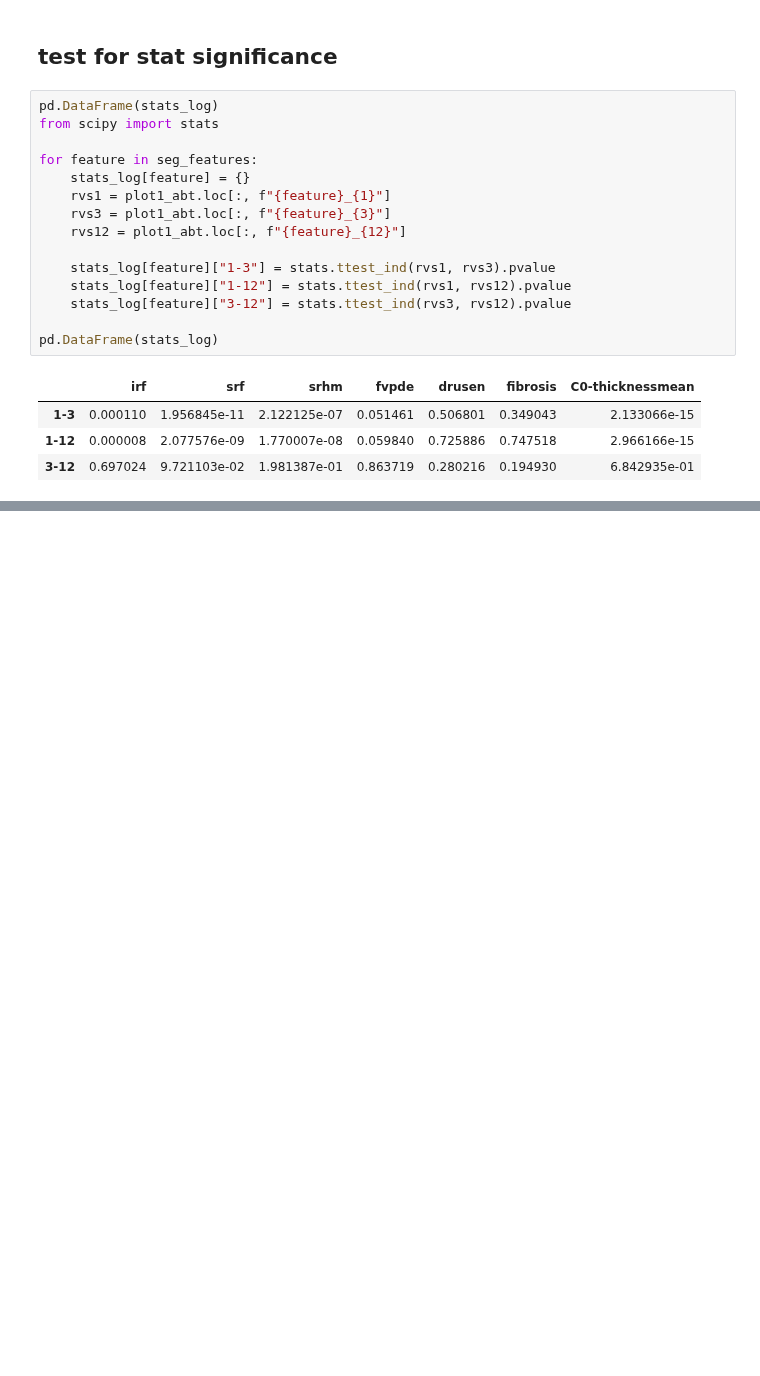
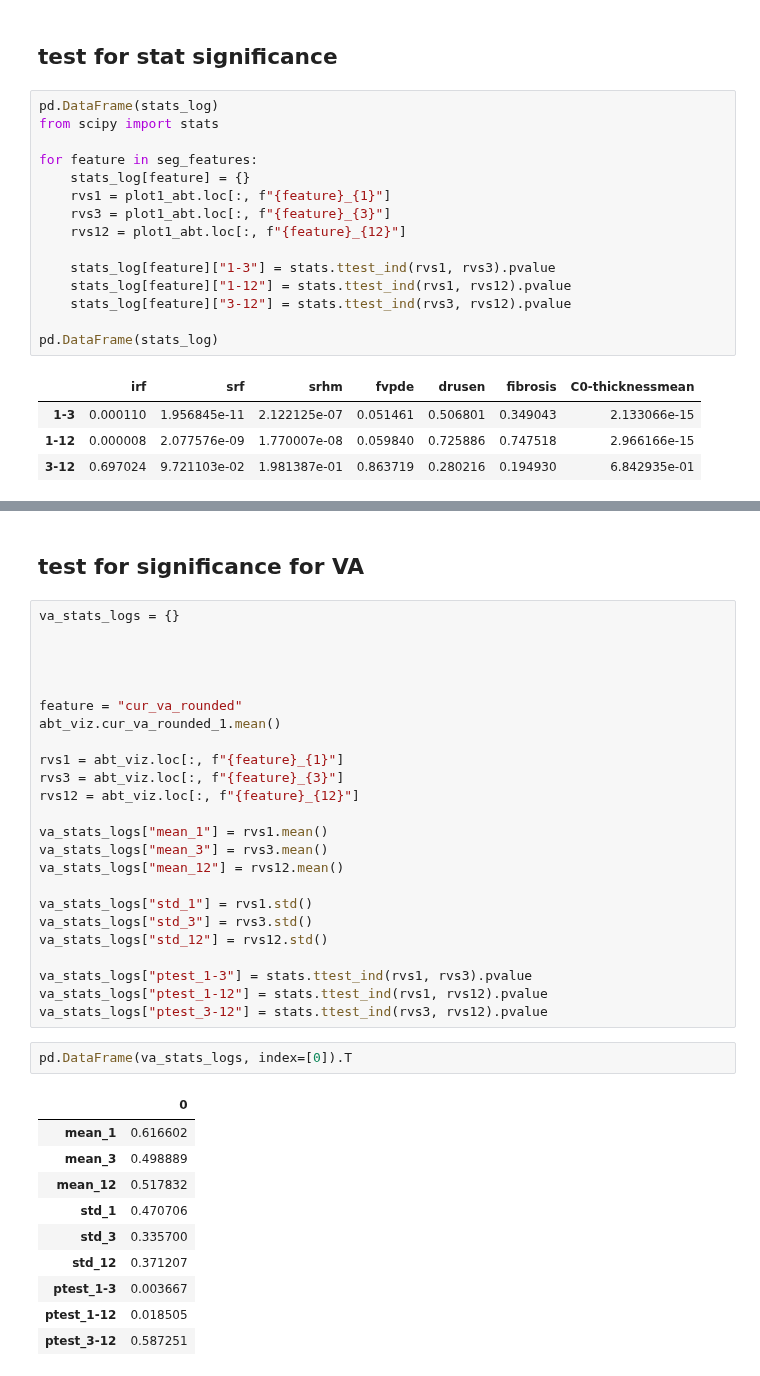
Before and after one commit to theislab/LODE, a Jupyter notebook: feature_statistics/notebooks/07_feature_time_series_visualization.ipynb, the cells around one changed output, grey strips where cells are left out. Saved outputs shown, nothing was run; the diff lists cells and outputs as text; blank space fills up the shorter version.

```diff
--- a/feature_statistics/notebooks/07_feature_time_series_visualization.ipynb
+++ b/feature_statistics/notebooks/07_feature_time_series_visualization.ipynb
@@ -853,0 +495,39 @@ Text(0.5, 1.0, 'distribution of thicknessmean among eyes with increased, decreas
+# %% [markdown]
+## test for significance for VA
+# %%
+va_stats_logs = {}
+
+
+
+
+feature = "cur_va_rounded"
+abt_viz.cur_va_rounded_1.mean()
+
+rvs1 = abt_viz.loc[:, f"{feature}_{1}"]
+rvs3 = abt_viz.loc[:, f"{feature}_{3}"]
+rvs12 = abt_viz.loc[:, f"{feature}_{12}"]
+
+va_stats_logs["mean_1"] = rvs1.mean()
+va_stats_logs["mean_3"] = rvs3.mean()
+va_stats_logs["mean_12"] = rvs12.mean()
+
+va_stats_logs["std_1"] = rvs1.std()
+va_stats_logs["std_3"] = rvs3.std()
+va_stats_logs["std_12"] = rvs12.std()
+
+va_stats_logs["ptest_1-3"] = stats.ttest_ind(rvs1, rvs3).pvalue
+va_stats_logs["ptest_1-12"] = stats.ttest_ind(rvs1, rvs12).pvalue
+va_stats_logs["ptest_3-12"] = stats.ttest_ind(rvs3, rvs12).pvalue
+# %%
+pd.DataFrame(va_stats_logs, index=[0]).T
+# %% [output]
+|  | 0 |
+| mean_1 | 0.616602 |
+| mean_3 | 0.498889 |
+| mean_12 | 0.517832 |
+| std_1 | 0.470706 |
+| std_3 | 0.335700 |
+| std_12 | 0.371207 |
+| ptest_1-3 | 0.003667 |
+| ptest_1-12 | 0.018505 |
+| ptest_3-12 | 0.587251 |
```
Also changed, not shown: parts of 23 cells of this notebook, 10 other files.
